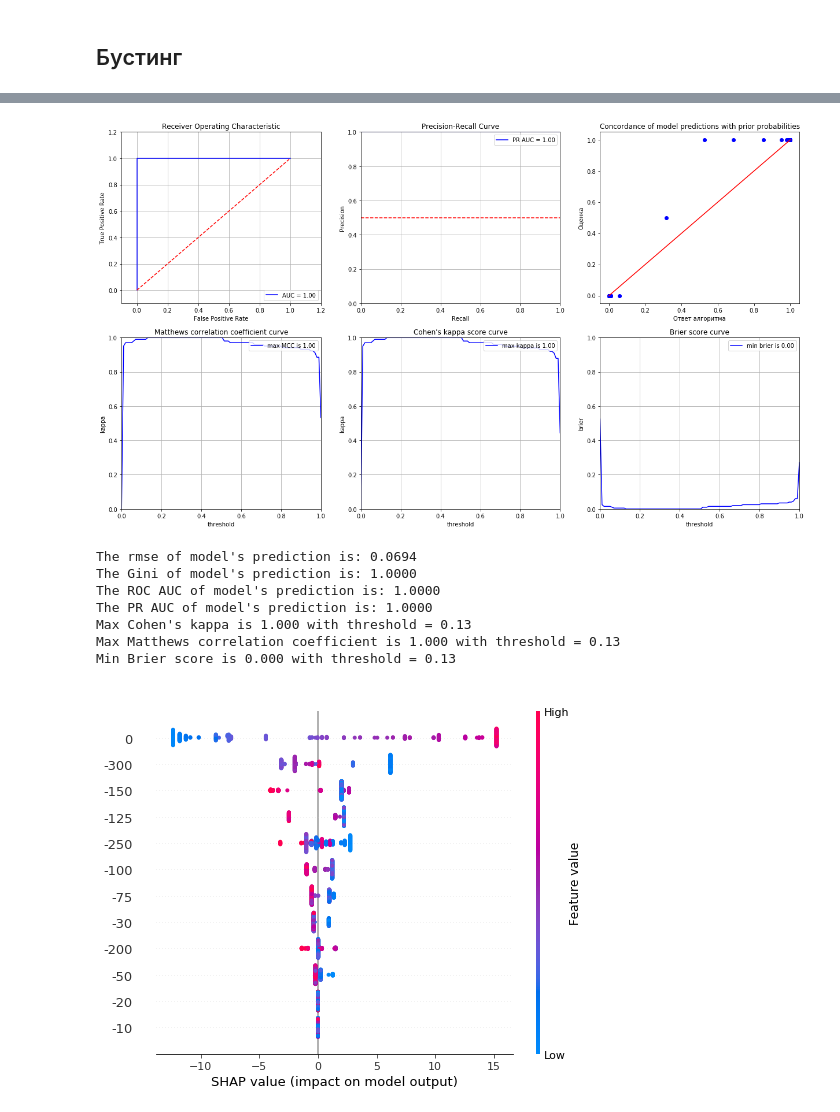
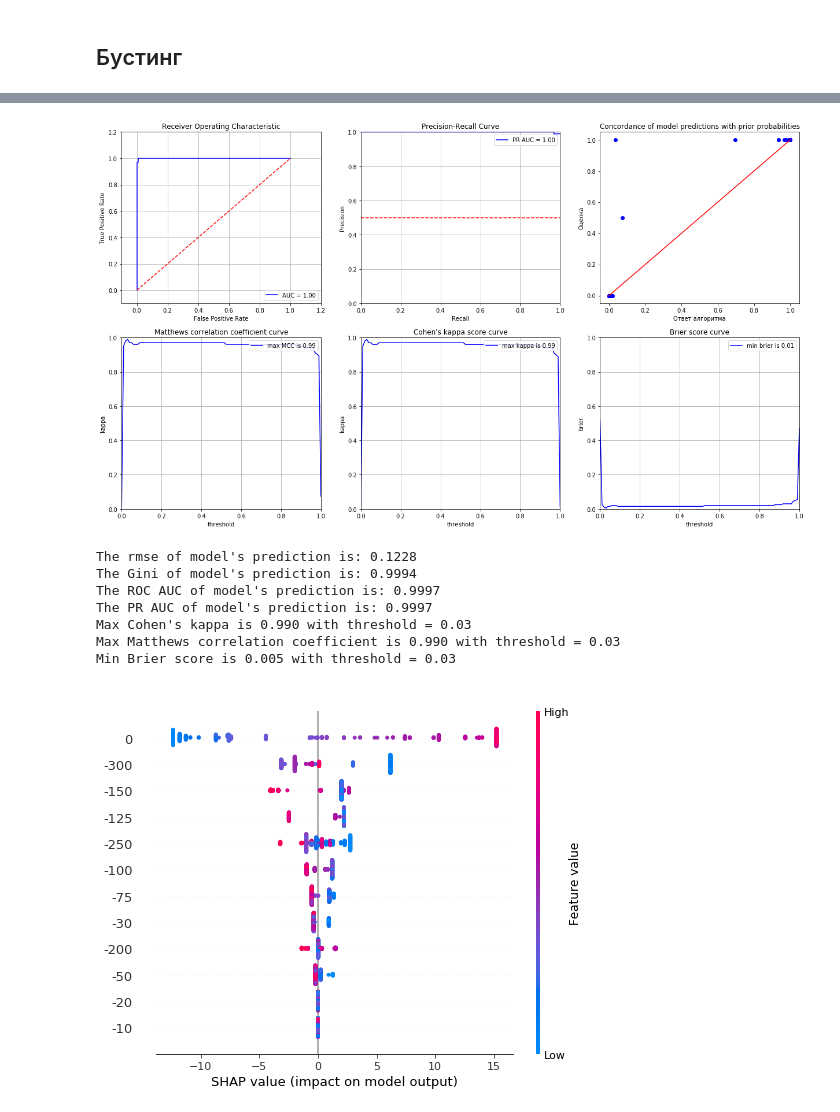
Before and after one commit to WadimZakharov/decompos_SSP, a Jupyter notebook: classif/classification winter summer.ipynb, the cells around one changed output, grey strips where cells are left out. Saved outputs shown, nothing was run; the diff lists cells and outputs as text; code cells hidden in the pictures.

```diff
--- a/classif/classification winter summer.ipynb
+++ b/classif/classification winter summer.ipynb
@@ -363,5 +367,5 @@ grd.best_params_
 # %%
-clf = XGBClassifier(learning_rate=0.5, max_depth=1, n_estimators=500)
+clf = XGBClassifier(learning_rate=1, max_depth=3, n_estimators=200)
 clf.fit(np.array(X_train), y_train)
-print_metrics(clf, X_train, X_test, y_train, y_test)
+print_metrics(clf, np.array(X_train), np.array(X_test), y_train, y_test)
 # %% [output]
@@ -371,18 +376,18 @@ training data did not have the following fields: -150, -30 , -200,  0  , -10 , -
 # %%
-pr_prob = clf.predict_proba(X_test)[:,1]
+pr_prob = clf.predict_proba(np.array(X_test))[:,1]
 N = len(y_test)
 M = 100
 n = int(N/M)
 plot_metrics(np.array(y_test[:n*M]), pr_prob[:n*M],n=M)
 # %% [output]
-[figure, old version]
+[figure, new version]
-The rmse of model's prediction is: 0.0694
-The Gini of model's prediction is: 1.0000
-The ROC AUC of model's prediction is: 1.0000
-The PR AUC of model's prediction is: 1.0000
-Max Cohen's kappa is 1.000 with threshold = 0.13
-Max Matthews correlation coefficient is 1.000 with threshold = 0.13
-Min Brier score is 0.000 with threshold = 0.13
+The rmse of model's prediction is: 0.1228
+The Gini of model's prediction is: 0.9994
+The ROC AUC of model's prediction is: 0.9997
+The PR AUC of model's prediction is: 0.9997
+Max Cohen's kappa is 0.990 with threshold = 0.03
+Max Matthews correlation coefficient is 0.990 with threshold = 0.03
+Min Brier score is 0.005 with threshold = 0.03
 # %%
 explainer = shap.TreeExplainer(clf)
 shap_values = explainer.shap_values(X_test)
```
Also changed, not shown: parts of 27 cells of this notebook, 1 other file.
